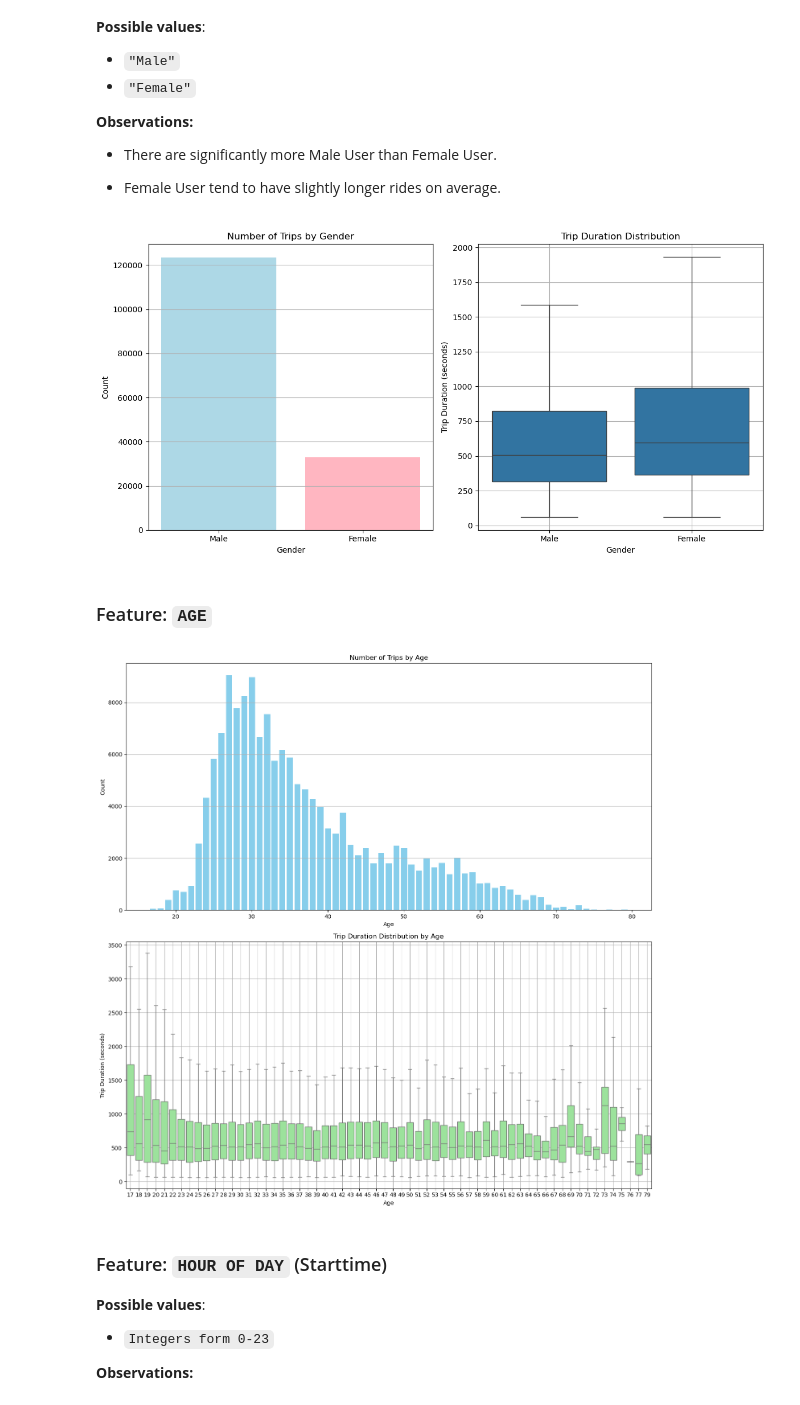
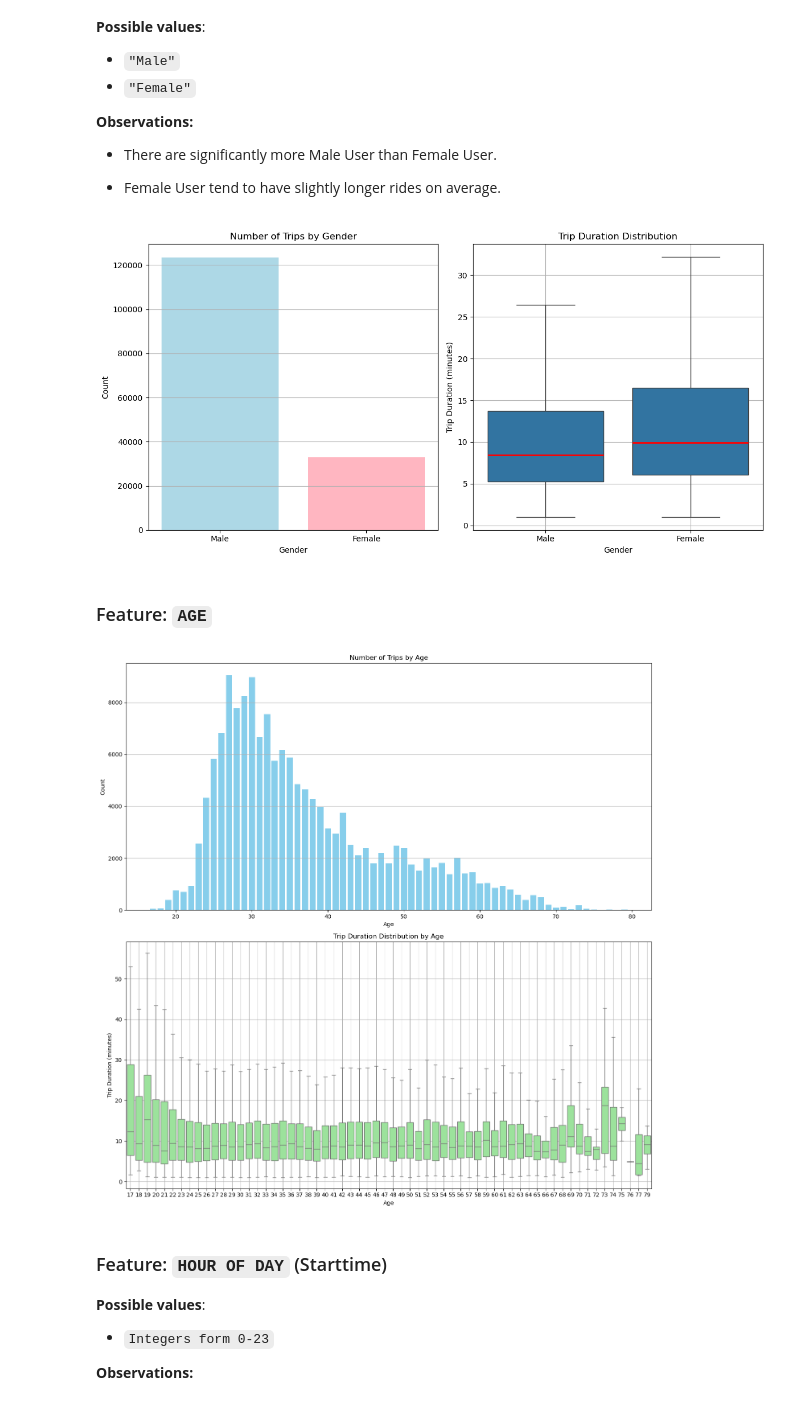
Before and after one commit to kbui-03/ChicagoBikeProject, a Jupyter notebook: Milestone_2.ipynb, the cells around one changed output. Drawn from its saved outputs; the diff is of its cells as text; code cells hidden in the pictures.

```diff
--- a/Milestone_2.ipynb
+++ b/Milestone_2.ipynb
@@ -205,36 +208,37 @@ labels = ['Male', 'Female']
 
 # Subplots (1 row, 2 colums)
 fig, axes = plt.subplots(1, 2, figsize=(12, 6))
 
 # Barplot: Number of Trips per Gender
 hour_counts = df_bike_cleaned['IS FEMALE'].value_counts().sort_index()
 axes[0].bar([0, 1], hour_counts, color=colors)
 axes[0].set_xticks([0, 1])
 axes[0].set_xticklabels(labels)
 axes[0].set_title("Number of Trips by Gender")
 axes[0].set_xlabel("Gender")
 axes[0].set_ylabel("Count")
 axes[0].grid(axis='y')
 
 # Boxplot: Trip Duration per Gender
 sns.boxplot(
     ax=axes[1],
     x="IS FEMALE",
     y="TRIP DURATION",
     data=df_bike_cleaned,
-    showfliers=False
+    showfliers=False,
+    medianprops=dict(color='red', linewidth=2) # Makes median line appear more prominent
 )
 axes[1].set_xticks([0, 1])
 axes[1].set_xticklabels(labels)
 axes[1].set_title("Trip Duration Distribution")
 axes[1].set_xlabel("Gender")
-axes[1].set_ylabel("Trip Duration (seconds)")
+axes[1].set_ylabel("Trip Duration (minutes)")
 axes[1].grid(True)
 
 plt.tight_layout()
 plt.show()
 # %% [output]
-[figure, old version]
+[figure, new version]
 # %% [markdown]
 ### Feature: `AGE`
 # %%
@@ -260,12 +264,12 @@ sns.boxplot(
 )
 axes[1].set_title("Trip Duration Distribution by Age")
 axes[1].set_xlabel("Age")
-axes[1].set_ylabel("Trip Duration (seconds)")
+axes[1].set_ylabel("Trip Duration (minutes)")
 axes[1].grid(True)
 plt.tight_layout()
 plt.show()
 # %% [output]
-[figure, old version]
+[figure, new version]
 # %% [markdown]
 ### Feature: `HOUR OF DAY` (Starttime)
 
```
Also changed, not shown: parts of 15 cells of this notebook.
